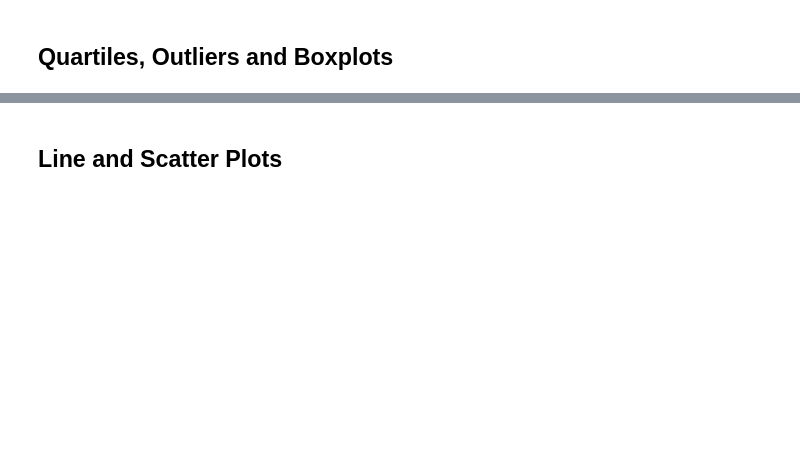
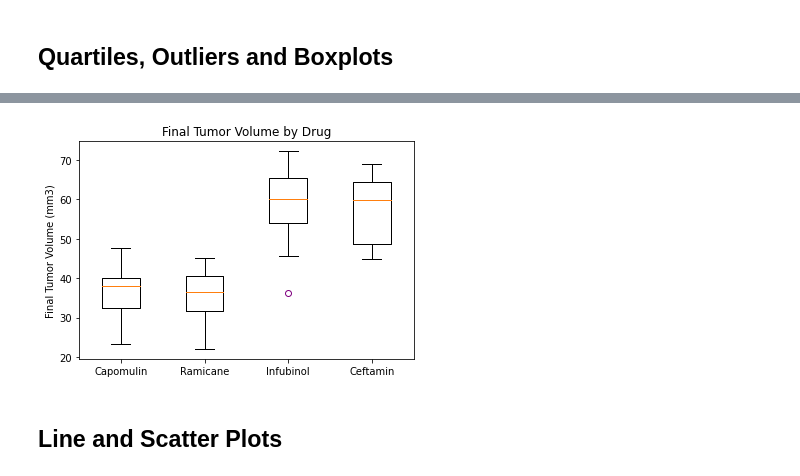
Before and after one commit to HollyHeredia/MatPlotLib-Challenge, a Jupyter notebook: pymaceuticals_starter.ipynb, the cells around one changed output, grey strips where cells are left out. Cells and saved outputs as stored; diff of their text form; code cells hidden in the pictures; blank space fills up the shorter version.

```diff
--- a/pymaceuticals_starter.ipynb
+++ b/pymaceuticals_starter.ipynb
@@ -178,6 +194,8 @@ ValueError: x must be 1D
 # Capomulin, Ramicane, Infubinol, and Ceftamin
 
 # Start by getting the last (greatest) timepoint for each mouse
-
+MaxTimepoint_df = pd.DataFrame(CleanDF.groupby('Mouse ID')['Timepoint'].max().sort_values()).reset_index().rename(columns={'Timepoint':'Max Timepoint'})
 
 # Merge this group df with the original dataframe to get the tumor volume at the last timepoint
+MaxTP_df = pd.merge(CleanDF, MaxTimepoint_df, on='Mouse ID')
+MaxTP_df.head
@@ -201,4 +275,14 @@ ValueError: x must be 1D
 # %%
 # Generate a box plot of the final tumor volume of each mouse across four regimens of interest
+plt.boxplot(drug_values, flierprops=dict(markeredgecolor='purple'))
+
+# Add title and labels to boxplot
+plt.title('Final Tumor Volume by Drug')
+plt.ylabel('Final Tumor Volume (mm3)')
+plt.xticks([1, 2, 3, 4], ['Capomulin', 'Ramicane', 'Infubinol', 'Ceftamin'])
+
+plt.show()
+# %% [output]
+[figure, added]
 # %% [markdown]
 ## Line and Scatter Plots
```
Also changed, not shown: parts of 13 cells of this notebook.
